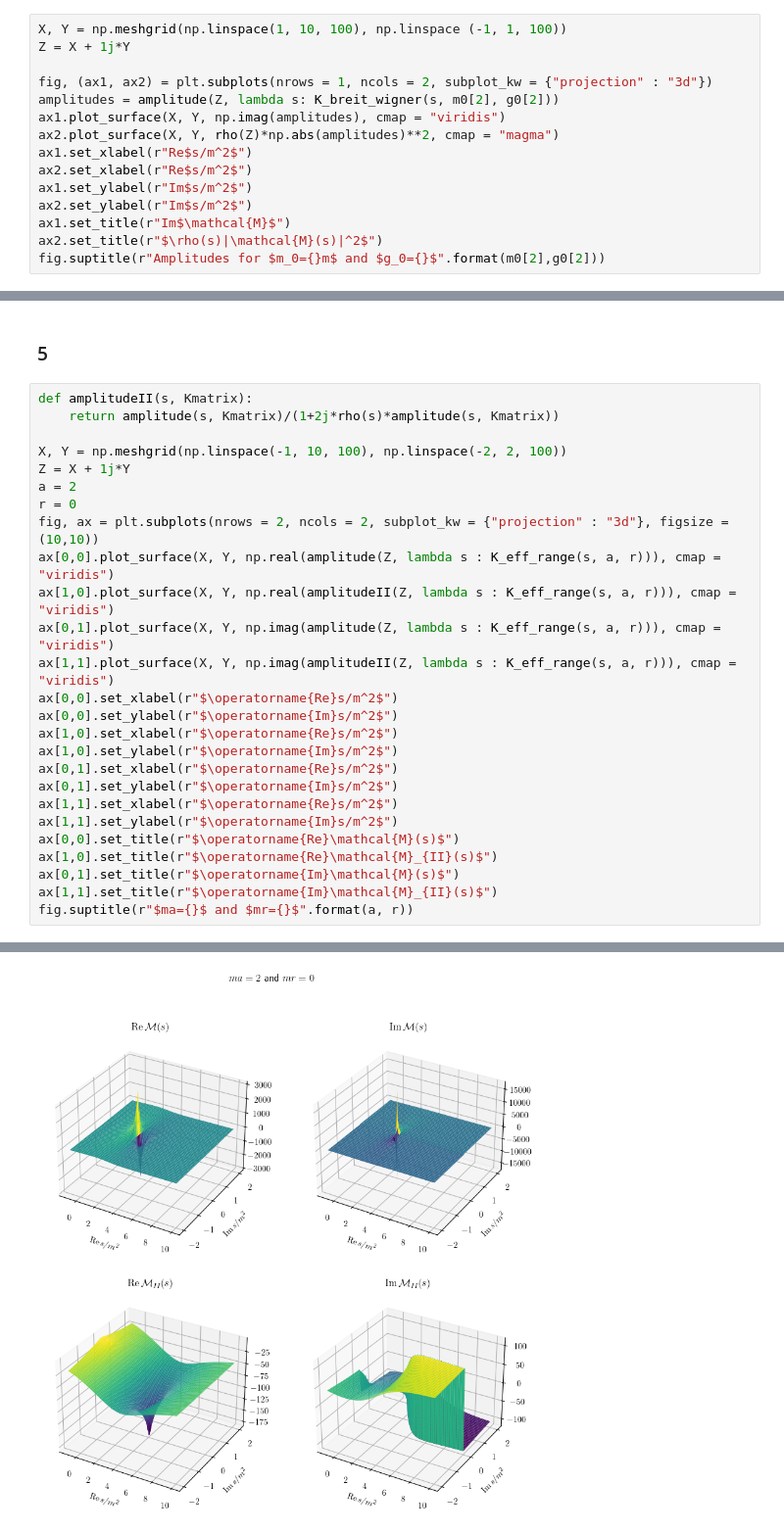
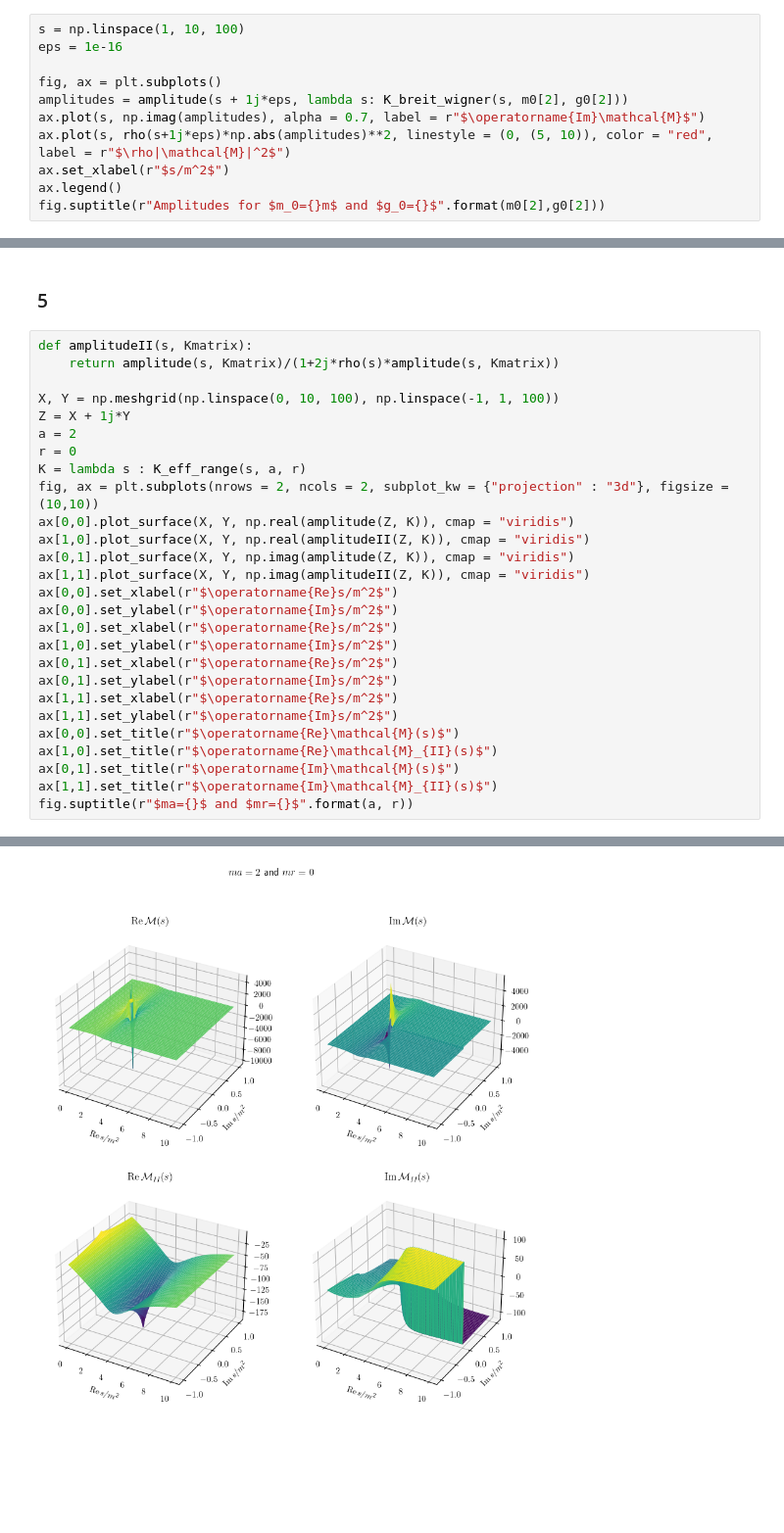
Before and after one commit to ivanmbur/Introduction_to_Scattering, a Jupyter notebook: scattering_amplitudes_cleaner.ipynb, the cells around one changed output, grey strips where cells are left out. Shown at 98% size. Drawn from its saved outputs; the diff is of its cells as text; blank space fills up the shorter version.

```diff
--- a/scattering_amplitudes_cleaner.ipynb
+++ b/scattering_amplitudes_cleaner.ipynb
@@ -121,18 +121,14 @@ This is the result obtained in the example file but it heavily depends on which
 # %% [markdown]
 ### 3
 # %%
-X, Y = np.meshgrid(np.linspace(1, 10, 100), np.linspace (-1, 1, 100))
-Z = X + 1j*Y
+s = np.linspace(1, 10, 100)
+eps = 1e-16
 
-fig, (ax1, ax2) = plt.subplots(nrows = 1, ncols = 2, subplot_kw = {"projection" : "3d"})
-amplitudes = amplitude(Z, lambda s: K_breit_wigner(s, m0[2], g0[2]))
-ax1.plot_surface(X, Y, np.imag(amplitudes), cmap = "viridis")
-ax2.plot_surface(X, Y, rho(Z)*np.abs(amplitudes)**2, cmap = "magma")
-ax1.set_xlabel(r"Re$s/m^2$")
-ax2.set_xlabel(r"Re$s/m^2$")
-ax1.set_ylabel(r"Im$s/m^2$")
-ax2.set_ylabel(r"Im$s/m^2$")
-ax1.set_title(r"Im$\mathcal{M}$")
-ax2.set_title(r"$\rho(s)|\mathcal{M}(s)|^2$")
+fig, ax = plt.subplots()
+amplitudes = amplitude(s + 1j*eps, lambda s: K_breit_wigner(s, m0[2], g0[2]))
+ax.plot(s, np.imag(amplitudes), alpha = 0.7, label = r"$\operatorname{Im}\mathcal{M}$")
+ax.plot(s, rho(s+1j*eps)*np.abs(amplitudes)**2, linestyle = (0, (5, 10)), color = "red", label = r"$\rho|\mathcal{M}|^2$")
+ax.set_xlabel(r"$s/m^2$")
+ax.legend()
 fig.suptitle(r"Amplitudes for $m_0={}m$ and $g_0={}$".format(m0[2],g0[2]))
 # %% [output]
@@ -424,30 +469,31 @@ Text(0.5, 0.98, 'Pole is at $s = (6.1341893938562775-0.9049305231374465j)$ \\\\
 # %%
 def amplitudeII(s, Kmatrix):
     return amplitude(s, Kmatrix)/(1+2j*rho(s)*amplitude(s, Kmatrix))
 
-X, Y = np.meshgrid(np.linspace(-1, 10, 100), np.linspace(-2, 2, 100))
+X, Y = np.meshgrid(np.linspace(0, 10, 100), np.linspace(-1, 1, 100))
 Z = X + 1j*Y
 a = 2
 r = 0
+K = lambda s : K_eff_range(s, a, r)
 fig, ax = plt.subplots(nrows = 2, ncols = 2, subplot_kw = {"projection" : "3d"}, figsize = (10,10))
-ax[0,0].plot_surface(X, Y, np.real(amplitude(Z, lambda s : K_eff_range(s, a, r))), cmap = "viridis")
-ax[1,0].plot_surface(X, Y, np.real(amplitudeII(Z, lambda s : K_eff_range(s, a, r))), cmap = "viridis")
-ax[0,1].plot_surface(X, Y, np.imag(amplitude(Z, lambda s : K_eff_range(s, a, r))), cmap = "viridis")
-ax[1,1].plot_surface(X, Y, np.imag(amplitudeII(Z, lambda s : K_eff_range(s, a, r))), cmap = "viridis")
+ax[0,0].plot_surface(X, Y, np.real(amplitude(Z, K)), cmap = "viridis")
+ax[1,0].plot_surface(X, Y, np.real(amplitudeII(Z, K)), cmap = "viridis")
+ax[0,1].plot_surface(X, Y, np.imag(amplitude(Z, K)), cmap = "viridis")
+ax[1,1].plot_surface(X, Y, np.imag(amplitudeII(Z, K)), cmap = "viridis")
 ax[0,0].set_xlabel(r"$\operatorname{Re}s/m^2$")
 ax[0,0].set_ylabel(r"$\operatorname{Im}s/m^2$")
 ax[1,0].set_xlabel(r"$\operatorname{Re}s/m^2$")
 ax[1,0].set_ylabel(r"$\operatorname{Im}s/m^2$")
 ax[0,1].set_xlabel(r"$\operatorname{Re}s/m^2$")
 ax[0,1].set_ylabel(r"$\operatorname{Im}s/m^2$")
 ax[1,1].set_xlabel(r"$\operatorname{Re}s/m^2$")
 ax[1,1].set_ylabel(r"$\operatorname{Im}s/m^2$")
 ax[0,0].set_title(r"$\operatorname{Re}\mathcal{M}(s)$")
 ax[1,0].set_title(r"$\operatorname{Re}\mathcal{M}_{II}(s)$")
 ax[0,1].set_title(r"$\operatorname{Im}\mathcal{M}(s)$")
 ax[1,1].set_title(r"$\operatorname{Im}\mathcal{M}_{II}(s)$")
 fig.suptitle(r"$ma={}$ and $mr={}$".format(a, r))
 # %% [output]
 Text(0.5, 0.98, '$ma=2$ and $mr=0$')
-[figure, old version]
+[figure, new version]
 # %% [markdown]
```
Also changed, not shown: parts of 26 cells of this notebook, 1 other file.
